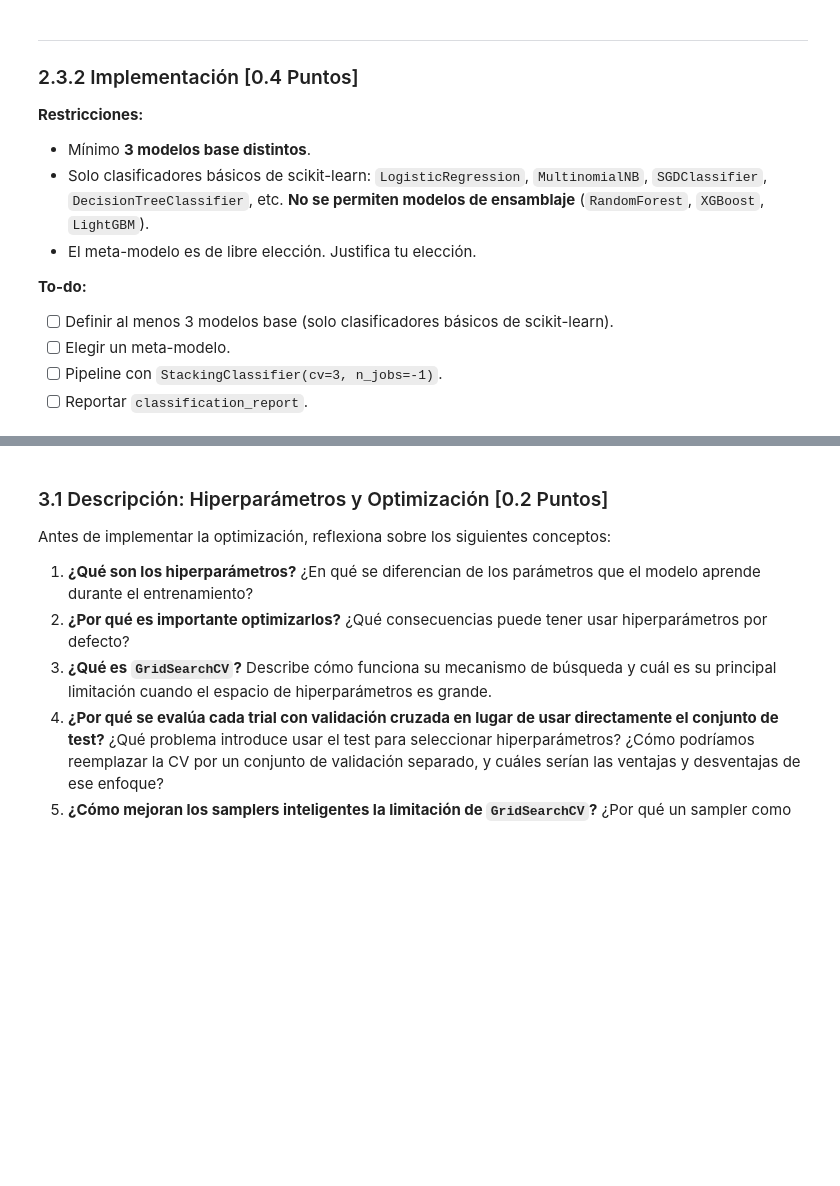
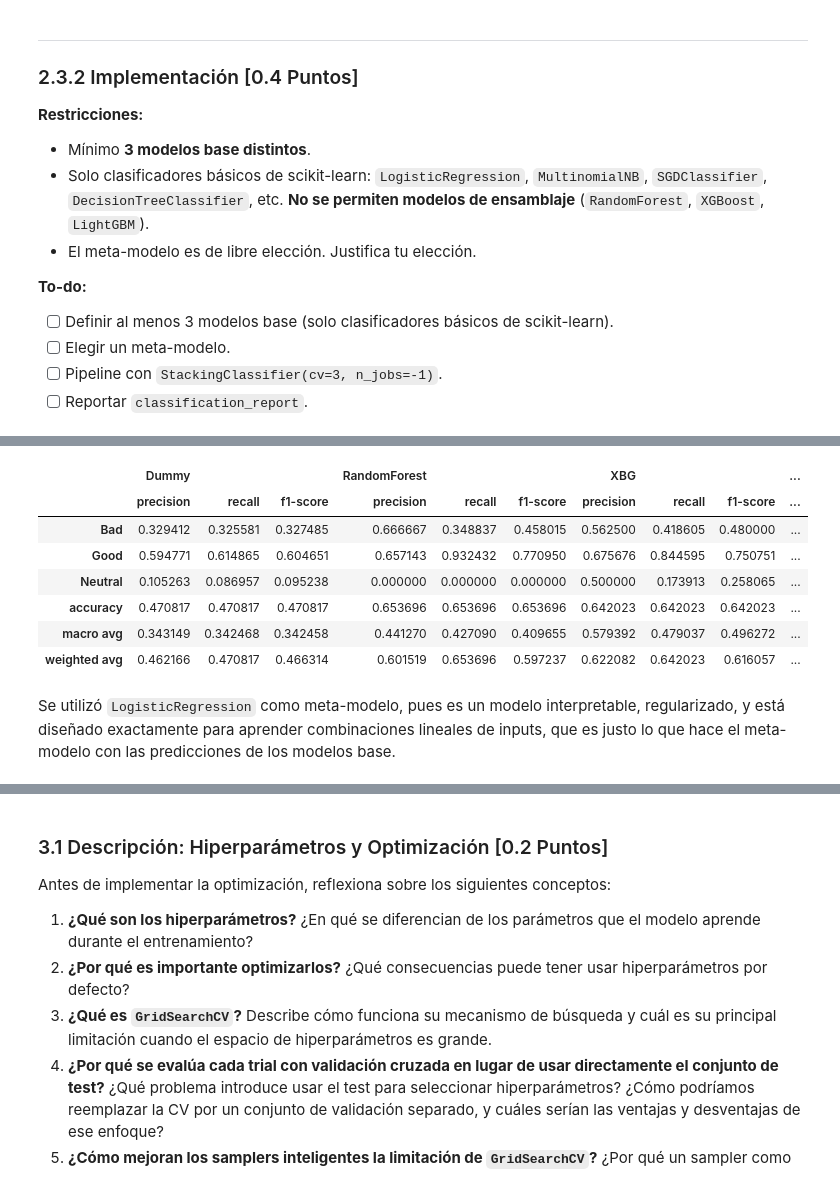
Before and after one commit to FeLiJaNdRo/MDS7202-Labs, a Jupyter notebook: labs/lab_7/Lab7_enunciado.ipynb, the cells around one changed output, grey strips where cells are left out. Cells and saved outputs as stored; diff of their text form; code cells hidden in the pictures; blank space fills up the shorter version.

```diff
--- a/labs/lab_7/Lab7_enunciado.ipynb
+++ b/labs/lab_7/Lab7_enunciado.ipynb
@@ -617,4 +610,37 @@ Describe con tus propias palabras cómo funciona el **Stacking**. Tu descripció
 - [ ] Pipeline con `StackingClassifier(cv=3, n_jobs=-1)`.
 - [ ] Reportar `classification_report`.
 # %%
-#### Código aquí ####
+from sklearn.linear_model import SGDClassifier
+
+base_models = [
+    ("DecisionTree", DecisionTreeClassifier()),
+    ("MultinomialNB", MultinomialNB()),
+    ("SGDClassifier", SGDClassifier(random_state=RANDOM_STATE)),
+]
+
+# Meta-modelo
+meta_model = LogisticRegression(random_state=RANDOM_STATE)
+
+# Pipeline con preprocesamiento + StackingClassifier
+stacking_pipe = Pipeline(
+    [
+        ("preprocesamiento", preprocessing_transformer),
+        (
+            "Stacking",
+            StackingClassifier(
+                estimators=base_models,
+                final_estimator=meta_model,
+                cv=3,  # el enunciado pide cv=3
+                n_jobs=-1,
+            ),
+        ),
+    ]
+)
+
+# Se entrena el pipeline con el StackingClassifier
+stacking_pipe.fit(X_train, y_train)
+
+_stacking_pipe = pd.DataFrame(classification_report(y_test, stacking_pipe.predict(X_test), output_dict=True)).T[
+    ["precision", "recall", "f1-score"]
+]
+_stacking_pipe
@@ -621,3 +655,23 @@ Describe con tus propias palabras cómo funciona el **Stacking**. Tu descripció
+# %%
+# Comparación de métricas entre el clasificador Dummy, Random Forest, XBGClassifier, LGBMClassifier y StackingClassifier
+_comp4 = pd.concat(
+    [_dummy_report, _RForest_report, _XBG_report, _LGBM_report, _stacking_pipe],
+    axis=1,
+    keys=["Dummy", "RandomForest", "XBG", "LGBM", "Stacking"],
+)
+
+_comp4
+# %% [output]
+|  | Dummy |  |  | RandomForest |  |  | XBG |  |  | ... |
+|  | precision | recall | f1-score | precision | recall | f1-score | precision | recall | f1-score | ... |
+| Bad | 0.329412 | 0.325581 | 0.327485 | 0.666667 | 0.348837 | 0.458015 | 0.562500 | 0.418605 | 0.480000 | ... |
+| Good | 0.594771 | 0.614865 | 0.604651 | 0.657143 | 0.932432 | 0.770950 | 0.675676 | 0.844595 | 0.750751 | ... |
+| Neutral | 0.105263 | 0.086957 | 0.095238 | 0.000000 | 0.000000 | 0.000000 | 0.500000 | 0.173913 | 0.258065 | ... |
+| accuracy | 0.470817 | 0.470817 | 0.470817 | 0.653696 | 0.653696 | 0.653696 | 0.642023 | 0.642023 | 0.642023 | ... |
+| macro avg | 0.343149 | 0.342468 | 0.342458 | 0.441270 | 0.427090 | 0.409655 | 0.579392 | 0.479037 | 0.496272 | ... |
+| weighted avg | 0.462166 | 0.470817 | 0.466314 | 0.601519 | 0.653696 | 0.597237 | 0.622082 | 0.642023 | 0.616057 | ... |
+# %% [markdown]
+Se utilizó `LogisticRegression` como meta-modelo, pues es un modelo interpretable, regularizado, y está diseñado exactamente para aprender combinaciones lineales de inputs, que es justo lo que hace el meta-modelo con las predicciones de los modelos base.
 # %% [markdown]
 ### 2.3.3 Pregunta de Cierre [0.1 Puntos]
 
```
Also changed, not shown: parts of 16 cells of this notebook, 1 other file.
